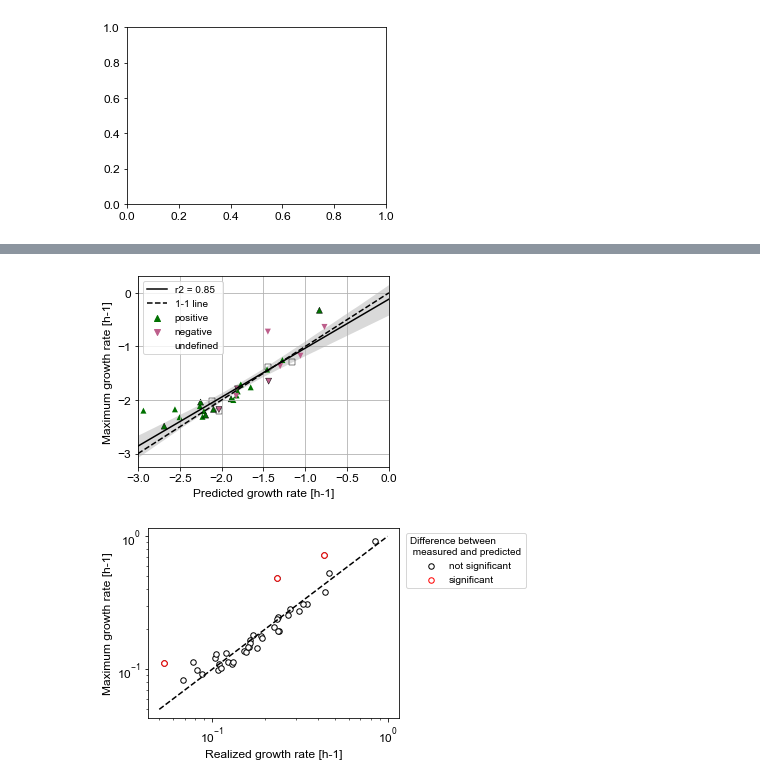
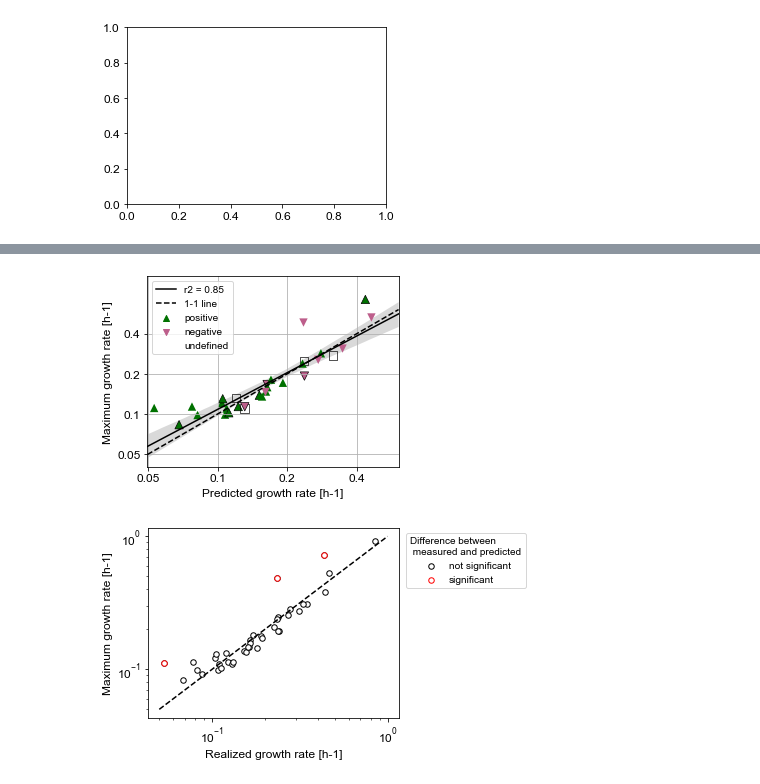
Before and after one commit to giannamars/DEBmicroTrait.jl, a Jupyter notebook: scripts/post_processing/batch_simulations.ipynb, the cells around one changed output, grey strips where cells are left out. Cells and saved outputs as stored; diff of their text form; code cells hidden in the pictures.

```diff
--- a/scripts/post_processing/batch_simulations.ipynb
+++ b/scripts/post_processing/batch_simulations.ipynb
@@ -505,0 +573,8 @@ df = pd.read_csv("/Users/glmarschmann/.julia/dev/DEBmicroTrait/files/output/isol
+# %%
+plt.rcParams.update(params)
+plt.figure(1)
+plt.clf()
+plt.axes([leftmargin,
+            bottommargin,
+            1.0 - rightmargin-leftmargin,
+            1.0 - topmargin-bottommargin])
@@ -1032,0 +1145,4 @@ df_glucose_out=df_glucose.iloc[L]
+# %%
+df_glucose["GTmod"] = np.log(2)/(df_glucose["rmedian"])
+# %%
+df_glucose["GTpred"] = np.log(2)/(df_glucose["gmax"])
@@ -1067,19 +1212,24 @@ plt.legend(title="")
 # %%
 ax = plt.gca()
-xlim = [-3,0]
+xlim = [-3,-0.5]
 ax.set_xlim(xlim)
-ax = sns.regplot(x="logrmedian", y="loggmax", data=df_glucose, color='k', marker="s", scatter_kws={"s": 50, "edgecolor":'b', 'facecolor':"none"}, line_kws={"lw": 1.5, "color":'k'}, label="r2 = 0.85", truncate=False, scatter=False)
-x = np.linspace(-3,0,100)
+ax = sns.regplot(x="logrmedian", y="loggmax", data=df_glucose, color='k', marker="s", scatter_kws={"s": 100, "edgecolor":'b', 'facecolor':"none"}, line_kws={"lw": 1.5, "color":'k'}, label="r2 = 0.85", truncate=False, scatter=False)
+x = np.linspace(-3,-0.5,100)
 y1 = x
 plt.plot(x, y1, '--', c='k', label="1-1 line")
-ax = sns.scatterplot(x="logrmedian", y="loggmax", data=df_glucose, hue="response", palette =["#007100", '#bd5e8b', 'none'], style='response', markers = ['^', 'v', 's'], edgecolor=["none", "none", "k"])
+ax = sns.scatterplot(x="logrmedian", y="loggmax", data=df_glucose, hue="response", palette =["#007100", '#bd5e8b', 'none'], style='response', markers = ['^', 'v', 's'], edgecolor=["none", "none", "k"], s=70)
 plt.grid(True)
+plt.minorticks_off()
+ax.set_xticks([np.log(0.05), np.log(0.1),np.log(0.2), np.log(0.4)])
+ax.set_xticklabels([0.05, 0.1, 0.2, 0.4])
+ax.set_yticks([np.log(0.05), np.log(0.1),np.log(0.2), np.log(0.4)])
+ax.set_yticklabels([0.05, 0.1, 0.2, 0.4])
 plt.xlabel("Predicted growth rate [h-1]")
 plt.ylabel("Maximum growth rate [h-1]")
 plt.legend(title="")
 plt.savefig("/Users/glmarschmann/.julia/dev/DEBmicroTrait_Full/pnas/figures_suppl/suppl_growth_benchmark.svg", format='svg')
 # %% [output]
-[figure, old version]
+[figure, new version]
 # %%
 # 4
 plt.scatter(df_glucose["rmedian"], df_glucose["gmax"], s=30, color='w', edgecolor='k', label='not significant' )
```
Also changed, not shown: parts of 39 cells of this notebook, 4 other files.
